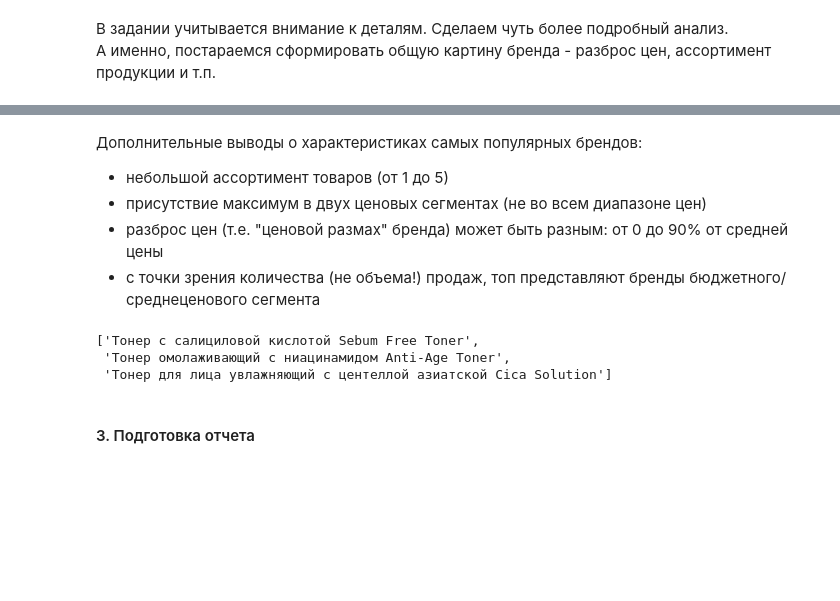
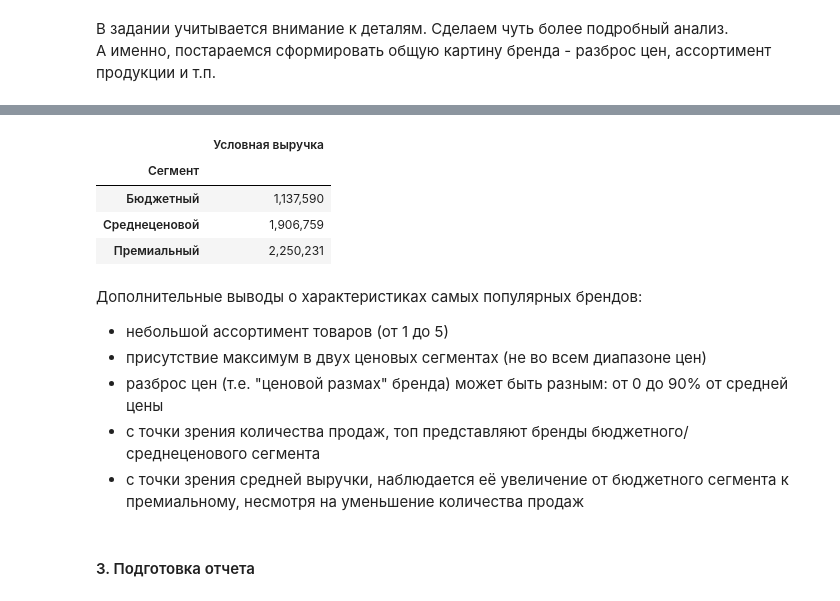
Before and after one commit to vvbelyanin/test_tasks, a Jupyter notebook: toners.ipynb, the cells around one changed output, grey strips where cells are left out. Drawn from its saved outputs; the diff is of its cells as text; code cells hidden in the pictures; blank space fills up the shorter version.

Commit message:
toners

```diff
--- a/toners.ipynb
+++ b/toners.ipynb
@@ -861,18 +879,23 @@ df_stats.style.format({
 | 8 | HOLIKA HOLIKA | 1113 | 1113 | 1113 | 1 | 73 | 1 | 0 | 0% |
 | 9 | D`ALBA | 2145 | 2145 | 2145 | 1 | 69 | 1 | 0 | 0% |
+# %%
+# Посчитаем также "условную выручку по сегментам"
+
+df['Условная выручка'] = df['Цена'] * df['Отзывов']
+df.groupby('Сегмент', observed=True)[['Условная выручка']].sum().style.format({'Условная выручка': '{:,.0f}'})
+# %% [output]
+|  | Условная выручка |
+| Сегмент |  |
+| Бюджетный | 1,137,590 |
+| Среднеценовой | 1,906,759 |
+| Премиальный | 2,250,231 |
 # %% [markdown]
 Дополнительные выводы о характеристиках самых популярных брендов:
  - небольшой ассортимент товаров (от 1 до 5)
  - присутствие максимум в двух ценовых сегментах (не во всем диапазоне цен)
  - разброс цен (т.е. "ценовой размах" бренда) может быть разным: от 0 до 90% от средней цены
- - с точки зрения количества (не объема!) продаж, топ представляют бренды бюджетного/среднеценового сегмента
+ - с точки зрения количества продаж, топ представляют бренды бюджетного/среднеценового сегмента
+ - с точки зрения средней выручки, наблюдается её увеличение от бюджетного сегмента к премиальному, несмотря на уменьшение количества продаж
-# %%
-# Топ-3 товара для отчета
-list(df.sort_values(by='Отзывов', ascending=False)['Описание'].reset_index(drop=True).head(3))
-# %% [output]
-['Тонер с салициловой кислотой Sebum Free Toner',
- 'Тонер омолаживающий с ниацинамидом Anti-Age Toner',
- 'Тонер для лица увлажняющий с центеллой азиатской Cica Solution']
 # %% [markdown]
 #### 3.	Подготовка отчета
 # %% [markdown]
```
Also changed, not shown: parts of 20 cells of this notebook, 1 other file.
